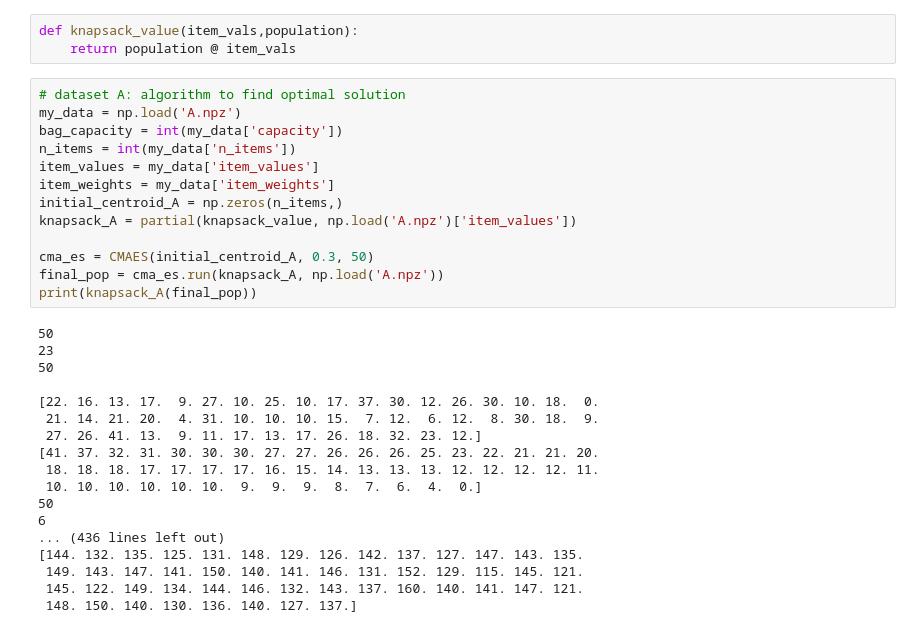
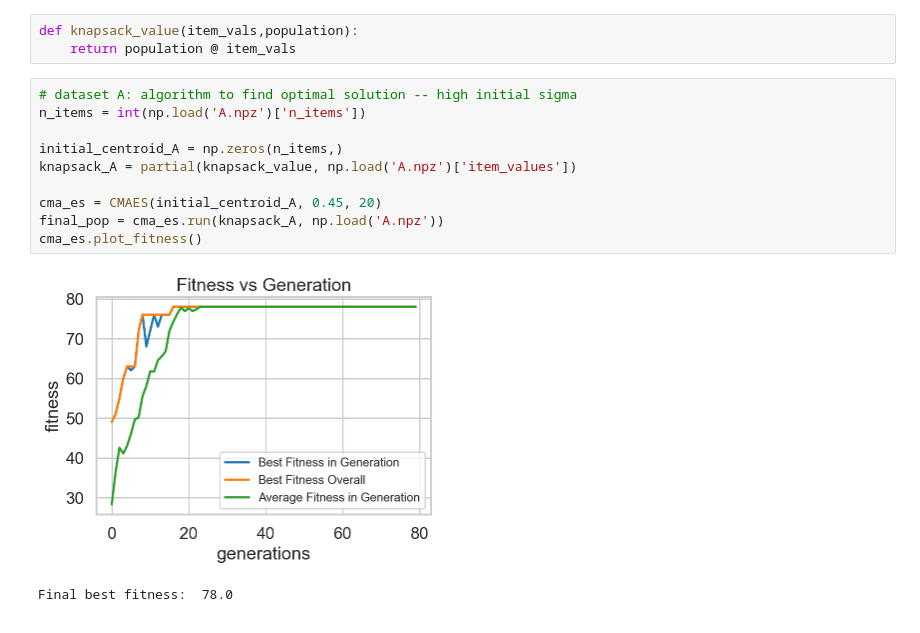
Before and after one commit to luketl2/ME-447-Project-1, a Jupyter notebook: code/Problem2/Problem2_CMA.ipynb, the cells around one changed output. Drawn from its saved outputs; the diff is of its cells as text.

```diff
--- a/code/Problem2/Problem2_CMA.ipynb
+++ b/code/Problem2/Problem2_CMA.ipynb
@@ -216,33 +249,15 @@ class CMAES:
 def knapsack_value(item_vals,population):
     return population @ item_vals
 # %%
-# dataset A: algorithm to find optimal solution
-my_data = np.load('A.npz')
-bag_capacity = int(my_data['capacity'])
-n_items = int(my_data['n_items'])
-item_values = my_data['item_values']
-item_weights = my_data['item_weights']
+# dataset A: algorithm to find optimal solution -- high initial sigma
+n_items = int(np.load('A.npz')['n_items'])
+
 initial_centroid_A = np.zeros(n_items,)
 knapsack_A = partial(knapsack_value, np.load('A.npz')['item_values'])
 
-cma_es = CMAES(initial_centroid_A, 0.3, 50)
+cma_es = CMAES(initial_centroid_A, 0.45, 20)
 final_pop = cma_es.run(knapsack_A, np.load('A.npz'))
-print(knapsack_A(final_pop))
+cma_es.plot_fitness()
 # %% [output]
+[figure, added]
-50
-23
-50
-
-[22. 16. 13. 17.  9. 27. 10. 25. 10. 17. 37. 30. 12. 26. 30. 10. 18.  0.
- 21. 14. 21. 20.  4. 31. 10. 10. 10. 15.  7. 12.  6. 12.  8. 30. 18.  9.
- 27. 26. 41. 13.  9. 11. 17. 13. 17. 26. 18. 32. 23. 12.]
-[41. 37. 32. 31. 30. 30. 30. 27. 27. 26. 26. 26. 25. 23. 22. 21. 21. 20.
- 18. 18. 18. 17. 17. 17. 17. 16. 15. 14. 13. 13. 13. 12. 12. 12. 12. 11.
- 10. 10. 10. 10. 10. 10.  9.  9.  9.  8.  7.  6.  4.  0.]
-50
-6
-... (436 lines left out)
-[144. 132. 135. 125. 131. 148. 129. 126. 142. 137. 127. 147. 143. 135.
- 149. 143. 147. 141. 150. 140. 141. 146. 131. 152. 129. 115. 145. 121.
- 145. 122. 149. 134. 144. 146. 132. 143. 137. 160. 140. 141. 147. 121.
- 148. 150. 140. 130. 136. 140. 127. 137.]
+Final best fitness:  78.0
```
Also changed, not shown: parts of 9 cells of this notebook, 2 other files.
